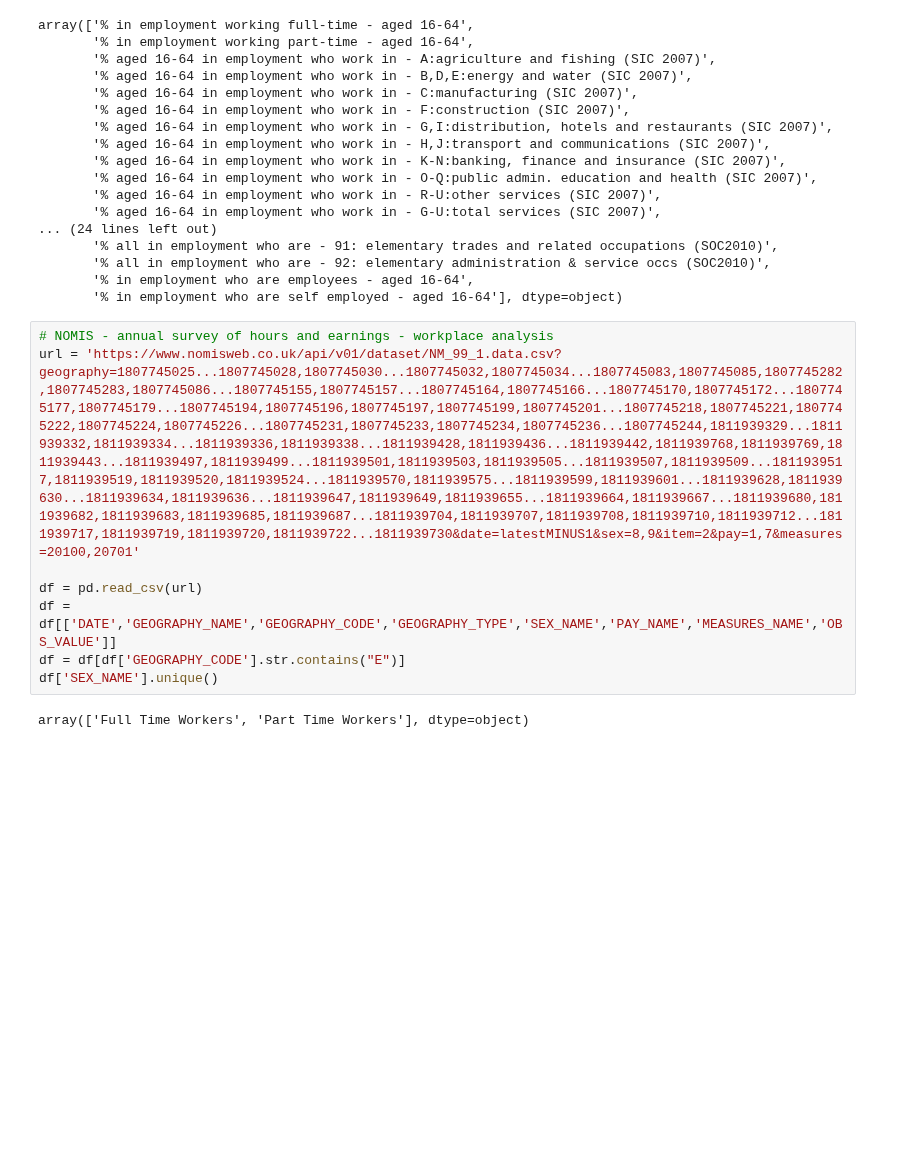
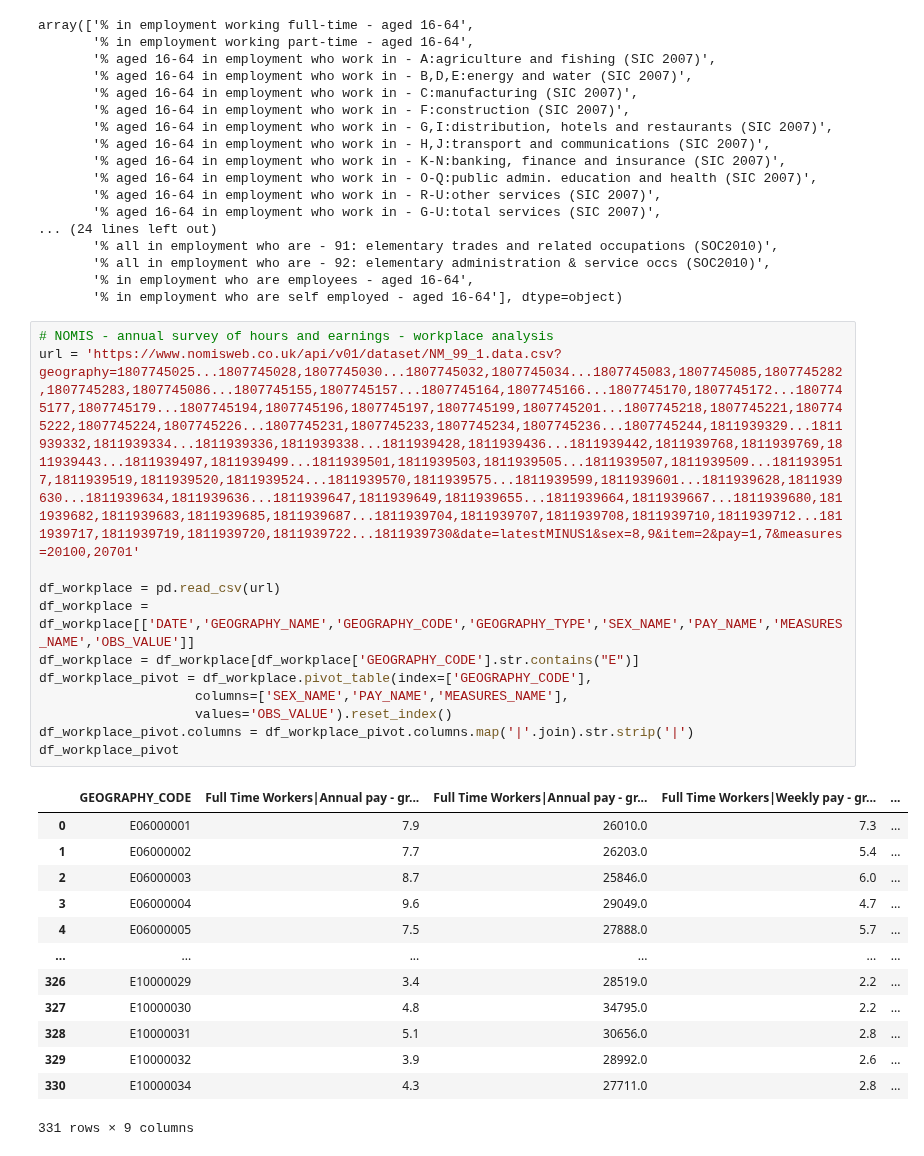
Before and after one commit to craig-shenton/nomis-workforce-clustering, a Jupyter notebook: nomis_data.ipynb, the cells around one changed output. Cells and saved outputs as stored; diff of their text form; blank space fills up the shorter version.

```diff
--- a/nomis_data.ipynb
+++ b/nomis_data.ipynb
@@ -71,13 +106,29 @@ array(['% in employment working full-time - aged 16-64',
 # %%
 # NOMIS - annual survey of hours and earnings - workplace analysis
 url = 'https://www.nomisweb.co.uk/api/v01/dataset/NM_99_1.data.csv?geography=1807745025...1807745028,1807745030...1807745032,1807745034...1807745083,1807745085,1807745282,1807745283,1807745086...1807745155,1807745157...1807745164,1807745166...1807745170,1807745172...1807745177,1807745179...1807745194,1807745196,1807745197,1807745199,1807745201...1807745218,1807745221,1807745222,1807745224,1807745226...1807745231,1807745233,1807745234,1807745236...1807745244,1811939329...1811939332,1811939334...1811939336,1811939338...1811939428,1811939436...1811939442,1811939768,1811939769,1811939443...1811939497,1811939499...1811939501,1811939503,1811939505...1811939507,1811939509...1811939517,1811939519,1811939520,1811939524...1811939570,1811939575...1811939599,1811939601...1811939628,1811939630...1811939634,1811939636...1811939647,1811939649,1811939655...1811939664,1811939667...1811939680,1811939682,1811939683,1811939685,1811939687...1811939704,1811939707,1811939708,1811939710,1811939712...1811939717,1811939719,1811939720,1811939722...1811939730&date=latestMINUS1&sex=8,9&item=2&pay=1,7&measures=20100,20701'
 
-df = pd.read_csv(url)
-df = df[['DATE','GEOGRAPHY_NAME','GEOGRAPHY_CODE','GEOGRAPHY_TYPE','SEX_NAME','PAY_NAME','MEASURES_NAME','OBS_VALUE']]
-df = df[df['GEOGRAPHY_CODE'].str.contains("E")]
-df['SEX_NAME'].unique()
+df_workplace = pd.read_csv(url)
+df_workplace = df_workplace[['DATE','GEOGRAPHY_NAME','GEOGRAPHY_CODE','GEOGRAPHY_TYPE','SEX_NAME','PAY_NAME','MEASURES_NAME','OBS_VALUE']]
+df_workplace = df_workplace[df_workplace['GEOGRAPHY_CODE'].str.contains("E")]
+df_workplace_pivot = df_workplace.pivot_table(index=['GEOGRAPHY_CODE'],
+                    columns=['SEX_NAME','PAY_NAME','MEASURES_NAME'],
+                    values='OBS_VALUE').reset_index()
+df_workplace_pivot.columns = df_workplace_pivot.columns.map('|'.join).str.strip('|')
+df_workplace_pivot
 # %% [output]
+|  | GEOGRAPHY_CODE | Full Time Workers|Annual pay - gr... | Full Time Workers|Annual pay - gr... | Full Time Workers|Weekly pay - gr... | ... |
+| 0 | E06000001 | 7.9 | 26010.0 | 7.3 | ... |
+| 1 | E06000002 | 7.7 | 26203.0 | 5.4 | ... |
+| 2 | E06000003 | 8.7 | 25846.0 | 6.0 | ... |
+| 3 | E06000004 | 9.6 | 29049.0 | 4.7 | ... |
+| 4 | E06000005 | 7.5 | 27888.0 | 5.7 | ... |
+| ... | ... | ... | ... | ... | ... |
+| 326 | E10000029 | 3.4 | 28519.0 | 2.2 | ... |
+| 327 | E10000030 | 4.8 | 34795.0 | 2.2 | ... |
+| 328 | E10000031 | 5.1 | 30656.0 | 2.8 | ... |
+| 329 | E10000032 | 3.9 | 28992.0 | 2.6 | ... |
+| 330 | E10000034 | 4.3 | 27711.0 | 2.8 | ... |
-array(['Full Time Workers', 'Part Time Workers'], dtype=object)
+331 rows × 9 columns
 # %%
 # NOMIS - jobs density
 url = 'https://www.nomisweb.co.uk/api/v01/dataset/NM_57_1.data.csv?geography=1807745025...1807745028,1807745030...1807745032,1807745034...1807745083,1807745085,1807745282,1807745283,1807745086...1807745155,1807745157...1807745164,1807745166...1807745170,1807745172...1807745177,1807745179...1807745194,1807745196,1807745197,1807745199,1807745201...1807745218,1807745221,1807745222,1807745224,1807745226...1807745231,1807745233,1807745234,1807745236...1807745244,1807745271...1807745281,1811939329...1811939332,1811939334...1811939336,1811939338...1811939428,1811939436...1811939442,1811939768,1811939769,1811939443...1811939497,1811939499...1811939501,1811939503,1811939505...1811939507,1811939509...1811939517,1811939519,1811939520,1811939524...1811939570,1811939575...1811939599,1811939601...1811939628,1811939630...1811939634,1811939636...1811939647,1811939649,1811939655...1811939664,1811939667...1811939680,1811939682,1811939683,1811939685,1811939687...1811939704,1811939707,1811939708,1811939710,1811939712...1811939717,1811939719,1811939720,1811939722...1811939730,1811939757...1811939767&date=latest&item=1,3&measures=20100'
```
Also changed, not shown: parts of 13 cells of this notebook, 9 other files.
